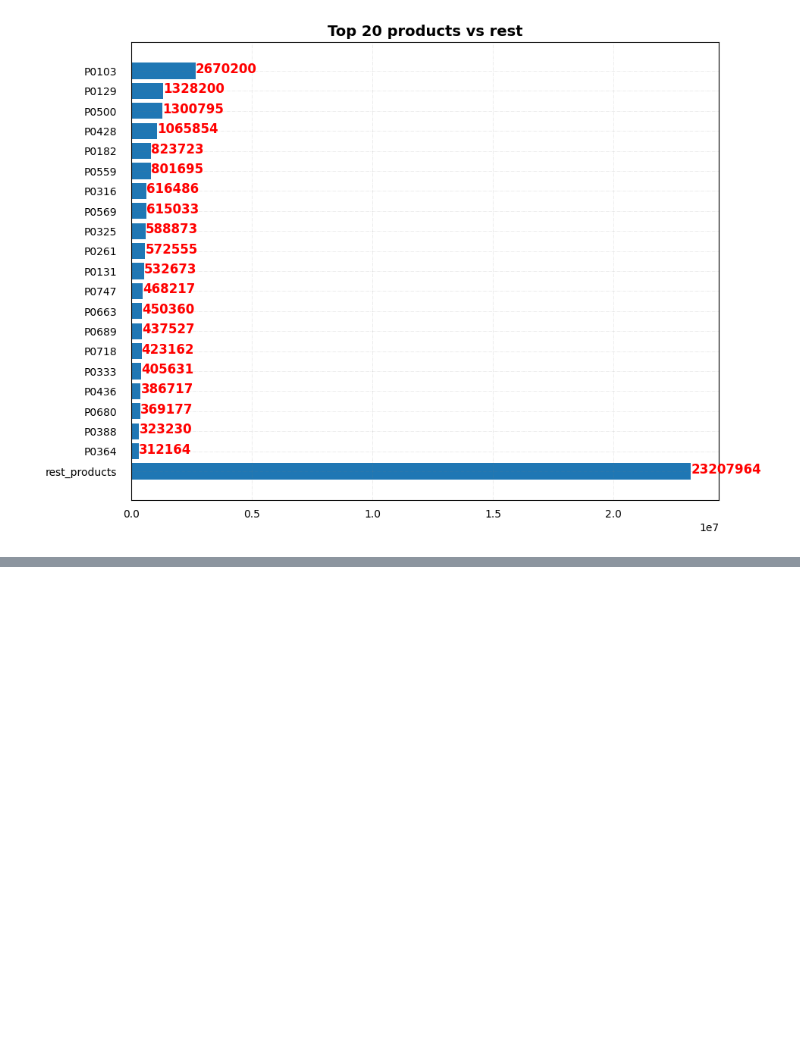
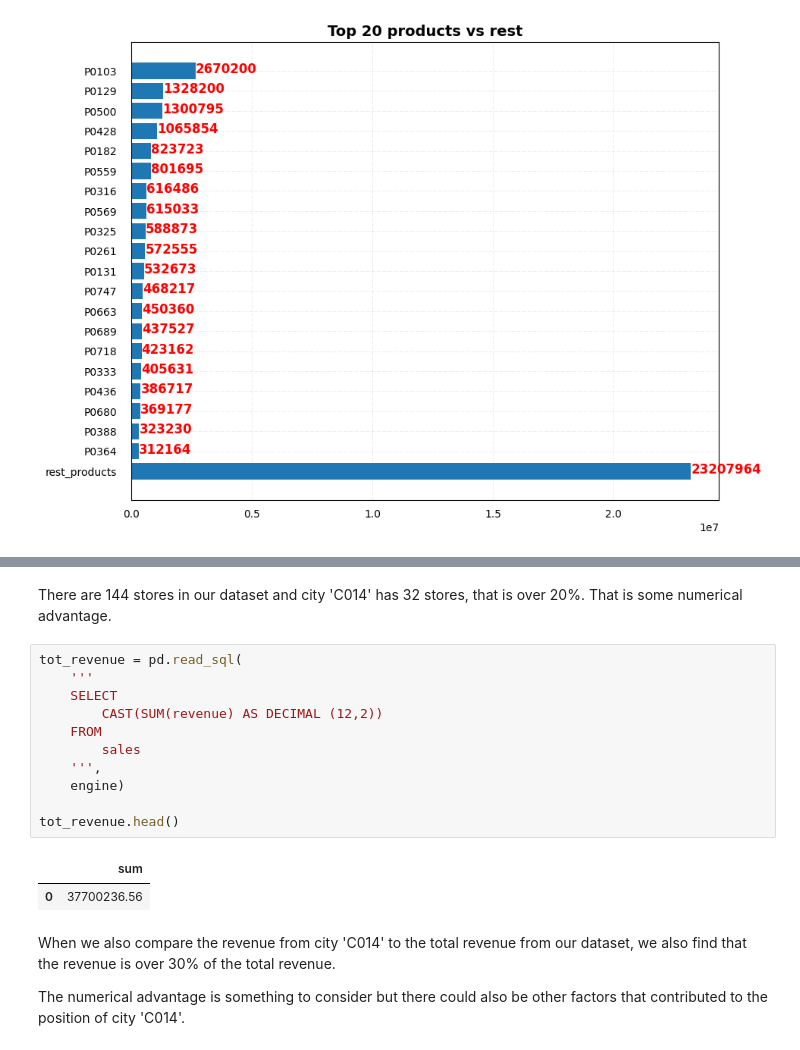
Before and after one commit to ChigozieObika/sql_sales_analysis, a Jupyter notebook: sqlalchemy_analysis.ipynb, the cells around one changed output, grey strips where cells are left out. Drawn from its saved outputs; the diff is of its cells as text; blank space fills up the shorter version.

Commit message:
add query for the number of stores in cities

```diff
--- a/sqlalchemy_analysis.ipynb
+++ b/sqlalchemy_analysis.ipynb
@@ -613,3 +615,23 @@ revenue_by_city_by_numstores.head()
 | 2 | C031 | 13 | 3828498.22 |
 | 3 | C024 | 7 | 1198054.15 |
 | 4 | C030 | 5 | 527231.57 |
+# %% [markdown]
+There are 144 stores in our dataset and city 'C014' has 32 stores, that is over 20%. That is some numerical advantage.
+# %%
+tot_revenue = pd.read_sql(
+    '''
+    SELECT
+        CAST(SUM(revenue) AS DECIMAL (12,2))
+    FROM
+        sales
+    ''',
+    engine)
+
+tot_revenue.head()
+# %% [output]
+|  | sum |
+| 0 | 37700236.56 |
+# %% [markdown]
+When we also compare the revenue from city 'C014' to the total revenue from our dataset, we also find that the revenue is over 30% of the total revenue.
+
+The numerical advantage is something to consider but there could also be other factors that contributed to the position of city 'C014'.
```
Also changed, not shown: parts of 2 cells of this notebook, 1 other file.
